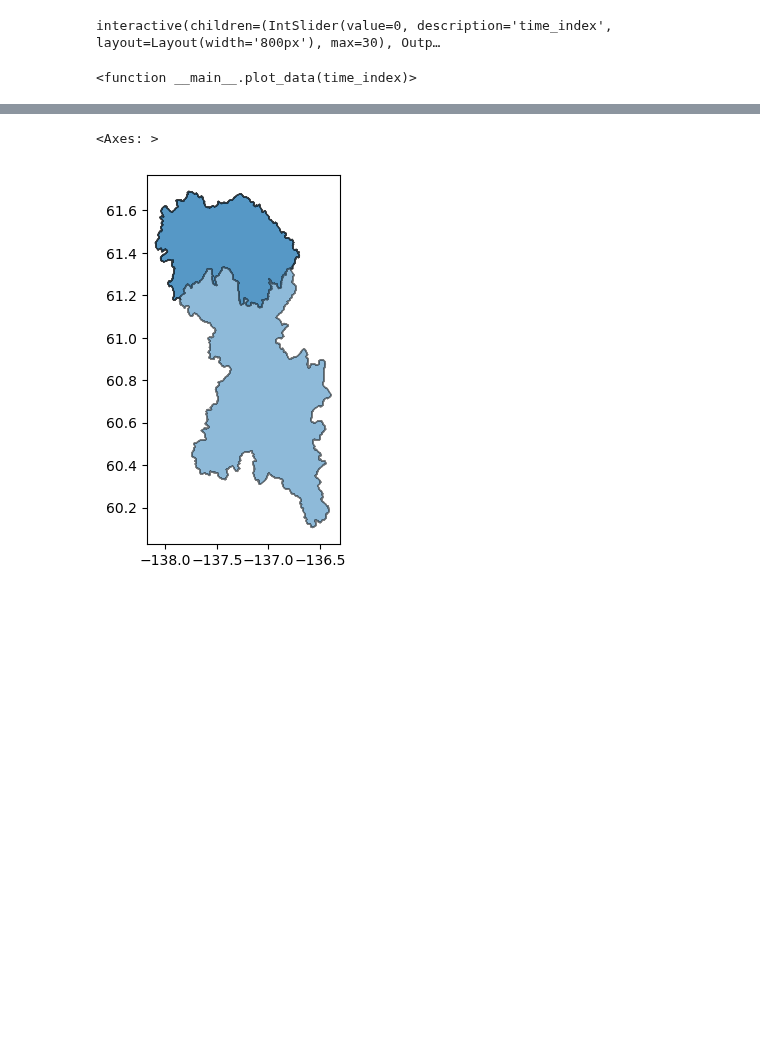
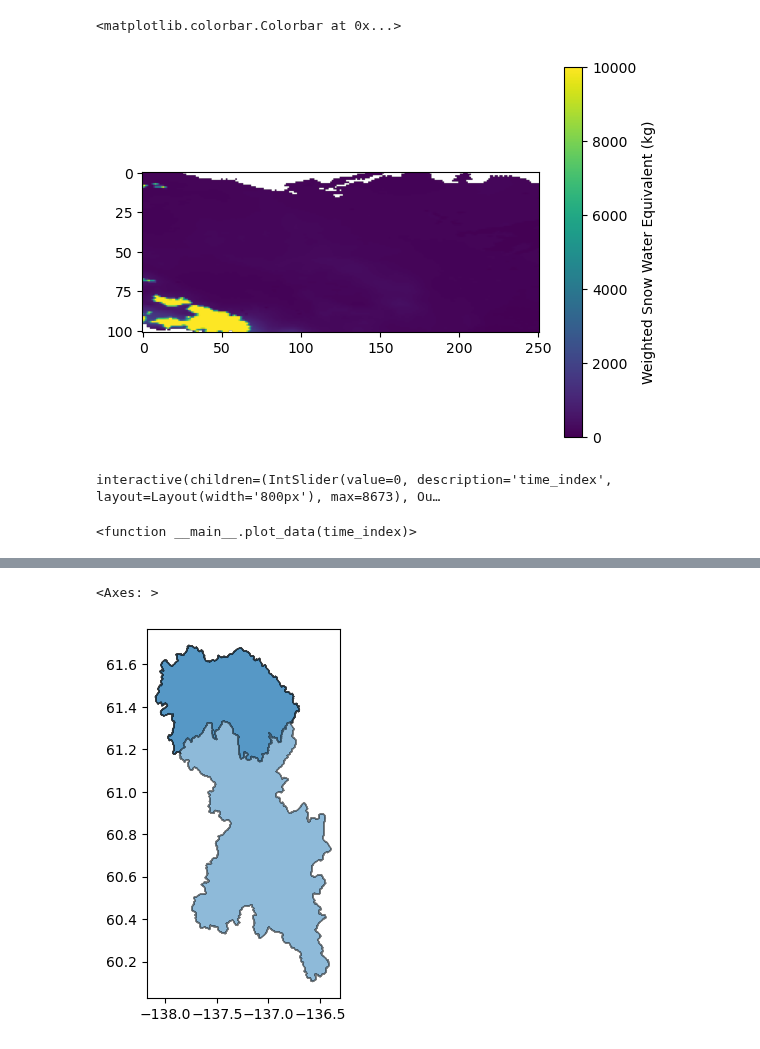
Before and after one commit to YukonWRB/YGwater, a Jupyter notebook: dev/era5/era5_main.ipynb, the cells around one changed output, grey strips where cells are left out. Saved outputs shown, nothing was run; the diff lists cells and outputs as text; code cells hidden in the pictures; blank space fills up the shorter version.

```diff
--- a/dev/era5/era5_main.ipynb
+++ b/dev/era5/era5_main.ipynb
@@ -140,0 +1,33 @@ interactive(children=(IntSlider(value=0, description='time_index', layout=Layout
+# %%
+import cdsapi
+import os
+import ssl
+import warnings
+from pathlib import Path
+from tqdm import tqdm
+
+import warnings
+import netCDF4
+from netCDF4 import num2date
+import zipfile
+import xarray as xr
+import matplotlib.pyplot as plt
+from matplotlib.animation import FuncAnimation
+import numpy as np
+from ipywidgets import interact, IntSlider
+import pandas as pd
+import geopandas as gpd
+import matplotlib.pyplot as plt
+
+import sys
+from pathlib import Path
+import rasterio as rio
+from rasterio.features import geometry_mask
+from rasterio.transform import from_bounds
+
+
+from metadata import param_md
+# Suppress all warnings
+warnings.filterwarnings("ignore")
+
+data_dir = Path(".data")
@@ -141,6 +146,13 @@ interactive(children=(IntSlider(value=0, description='time_index', layout=Layout
+# %%
+
+plt.imshow(xda[100,:,:], cmap="viridis")
+plt.colorbar(label="Weighted Snow Water Equivalent (kg)")
+# %% [output]
+<matplotlib.colorbar.Colorbar at 0x...>
+[figure, added]
 # %%
 # Aggregate xda by day
-xda_daily = xda.resample(time="1D").mean()
+xda_daily = xda.sortby("time").resample(time="1D").mean()
 
 # Function to update the plot based on the selected time index
 def plot_data(time_index):
@@ -155,5 +167,5 @@ def plot_data(time_index):
 # Create an interactive slider
 interact(plot_data, time_index=IntSlider(min=0, max=xda_daily.shape[0]-1, step=1, value=0, continuous_update=True, layout={'width': '800px'}))
 # %% [output]
-interactive(children=(IntSlider(value=0, description='time_index', layout=Layout(width='800px'), max=30), Outp…
+interactive(children=(IntSlider(value=0, description='time_index', layout=Layout(width='800px'), max=8673), Ou…
 <function __main__.plot_data(time_index)>
```
Also changed, not shown: parts of 30 cells of this notebook, 38 other files.
